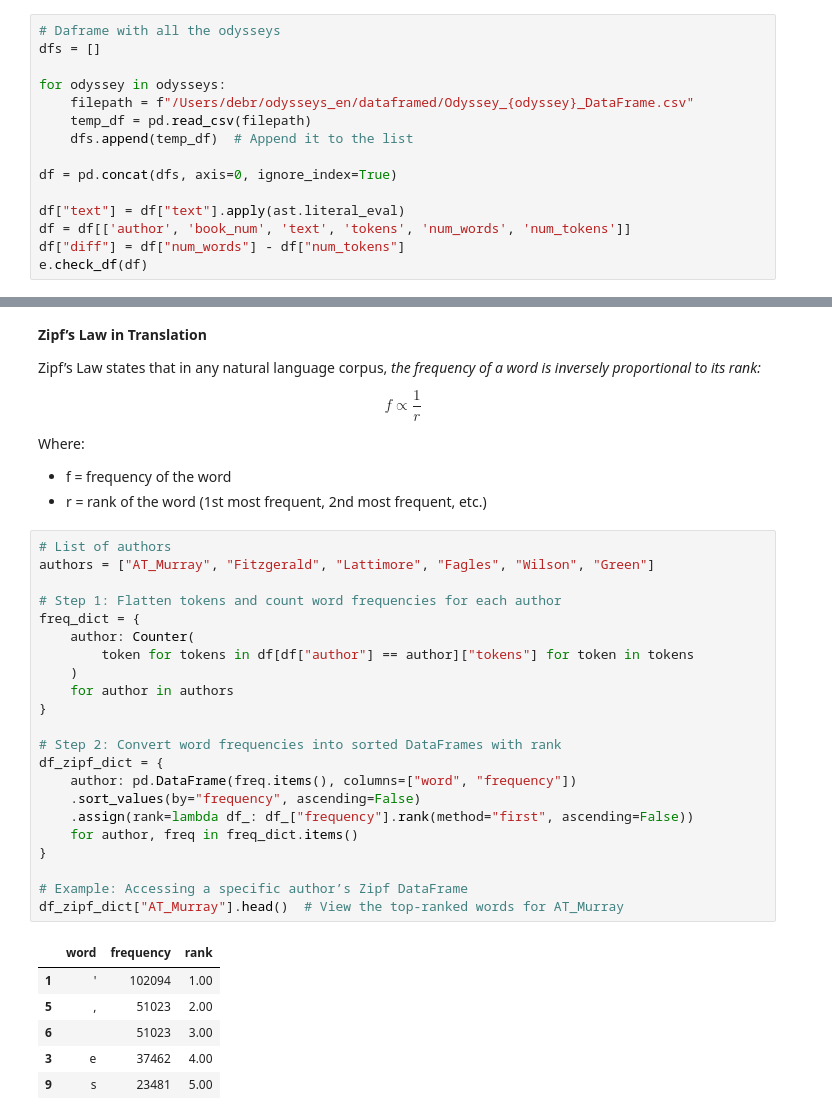
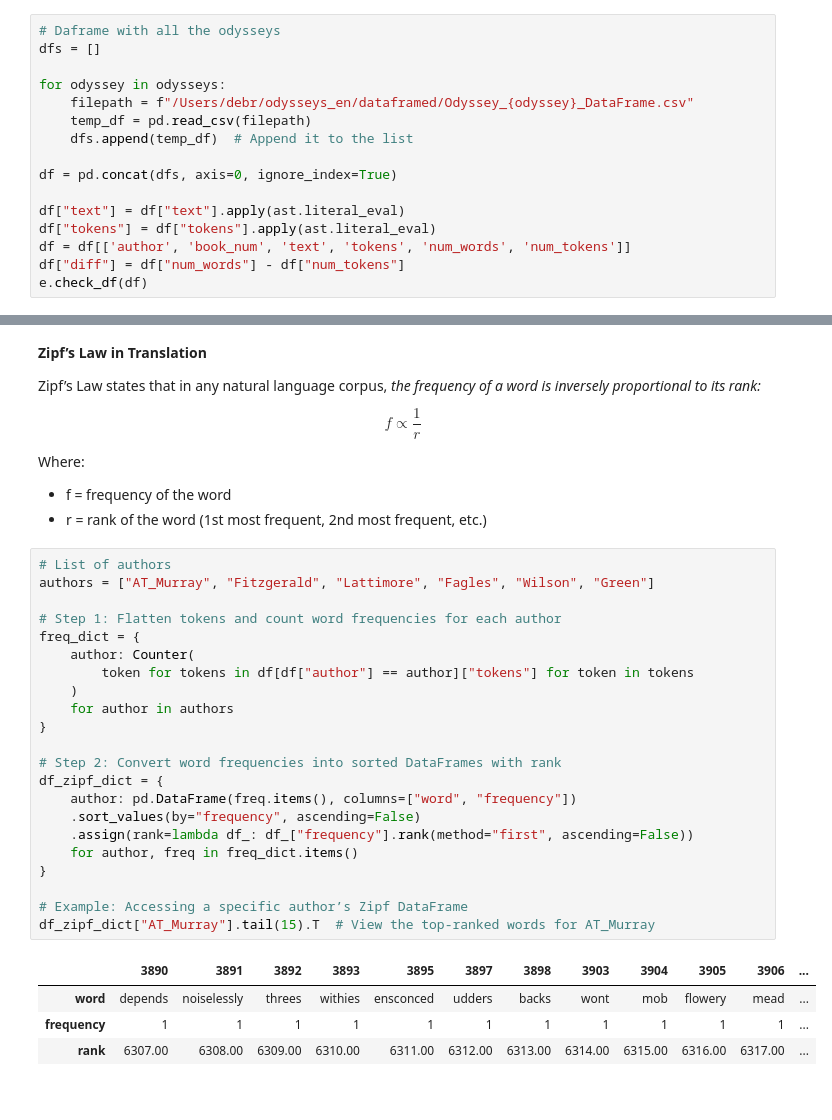
Before and after one commit to neophilology/English-Homer, a Jupyter notebook: Zipf_Six_Modern/Zipf_Six_Modern.ipynb, the cells around one changed output, grey strips where cells are left out. Saved outputs shown, nothing was run; the diff lists cells and outputs as text.

Commit message:
zipf ranked

```diff
--- a/Zipf_Six_Modern/Zipf_Six_Modern.ipynb
+++ b/Zipf_Six_Modern/Zipf_Six_Modern.ipynb
@@ -105,6 +105,7 @@ for odyssey in odysseys:
 df = pd.concat(dfs, axis=0, ignore_index=True)
 
 df["text"] = df["text"].apply(ast.literal_eval)
+df["tokens"] = df["tokens"].apply(ast.literal_eval)
 df = df[['author', 'book_num', 'text', 'tokens', 'num_words', 'num_tokens']]
 df["diff"] = df["num_words"] - df["num_tokens"]
 e.check_df(df)
@@ -221,32 +219,30 @@ Where:
 # %%
 # List of authors
 authors = ["AT_Murray", "Fitzgerald", "Lattimore", "Fagles", "Wilson", "Green"]
 
 # Step 1: Flatten tokens and count word frequencies for each author
 freq_dict = {
     author: Counter(
         token for tokens in df[df["author"] == author]["tokens"] for token in tokens
     )
     for author in authors
 }
 
 # Step 2: Convert word frequencies into sorted DataFrames with rank
 df_zipf_dict = {
     author: pd.DataFrame(freq.items(), columns=["word", "frequency"])
     .sort_values(by="frequency", ascending=False)
     .assign(rank=lambda df_: df_["frequency"].rank(method="first", ascending=False))
     for author, freq in freq_dict.items()
 }
 
 # Example: Accessing a specific author’s Zipf DataFrame
-df_zipf_dict["AT_Murray"].head()  # View the top-ranked words for AT_Murray
+df_zipf_dict["AT_Murray"].tail(15).T  # View the top-ranked words for AT_Murray
 # %% [output]
-|  | word | frequency | rank |
-| 1 | ' | 102094 | 1.00 |
-| 5 | , | 51023 | 2.00 |
-| 6 |  | 51023 | 3.00 |
-| 3 | e | 37462 | 4.00 |
-| 9 | s | 23481 | 5.00 |
+|  | 3890 | 3891 | 3892 | 3893 | 3895 | 3897 | 3898 | 3903 | 3904 | 3905 | 3906 | ... |
+| word | depends | noiselessly | threes | withies | ensconced | udders | backs | wont | mob | flowery | mead | ... |
+| frequency | 1 | 1 | 1 | 1 | 1 | 1 | 1 | 1 | 1 | 1 | 1 | ... |
+| rank | 6307.00 | 6308.00 | 6309.00 | 6310.00 | 6311.00 | 6312.00 | 6313.00 | 6314.00 | 6315.00 | 6316.00 | 6317.00 | ... |
 # %%
 # Print total number of tokens per translator
 for translator in translators:
```
Also changed, not shown: parts of 8 cells of this notebook.
